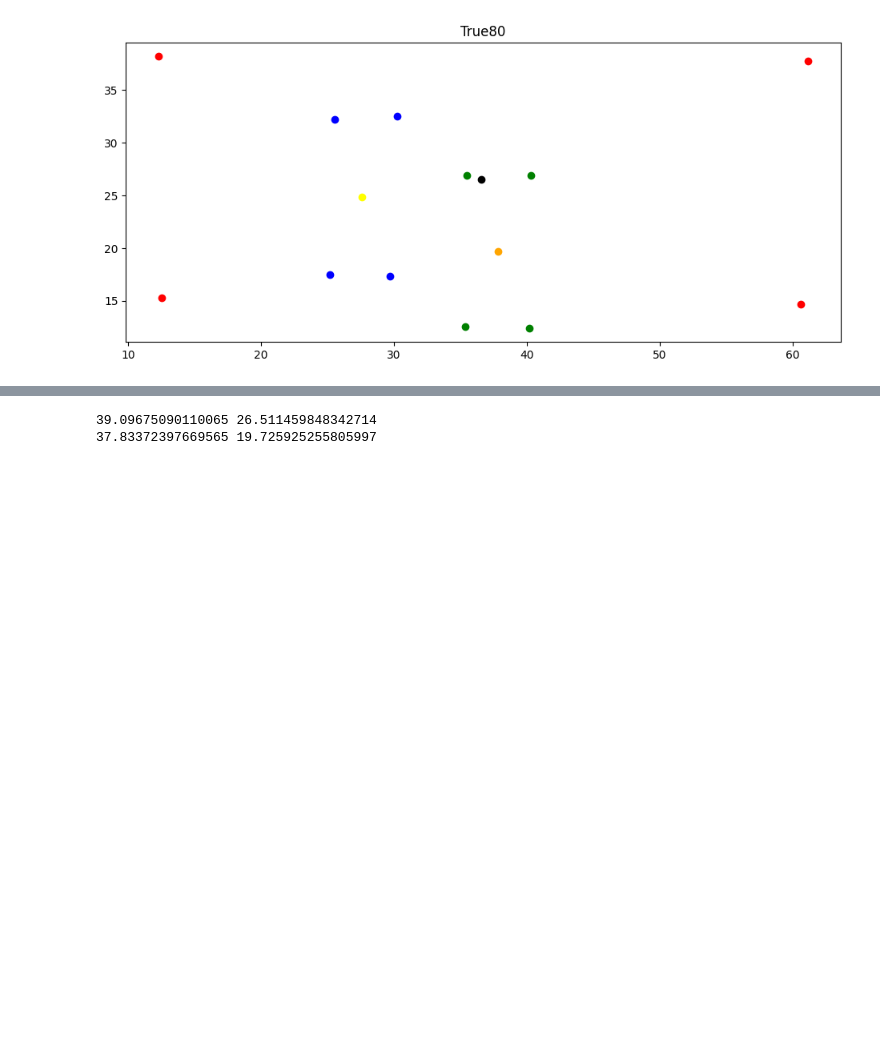
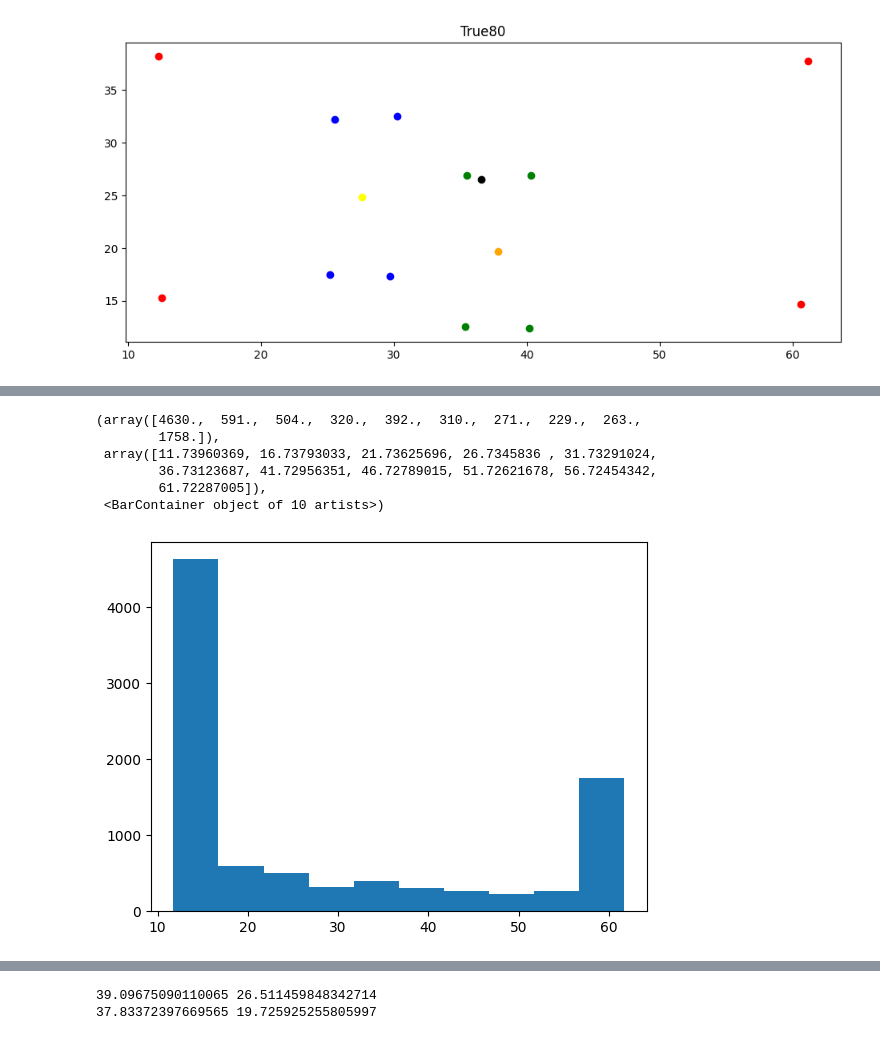
Before and after one commit to msidikpr/obstacle_avoidance, a Jupyter notebook: test_functions.ipynb, the cells around one changed output, grey strips where cells are left out. Saved outputs shown, nothing was run; the diff lists cells and outputs as text; code cells hidden in the pictures; blank space fills up the shorter version.

```diff
--- a/test_functions.ipynb
+++ b/test_functions.ipynb
@@ -208,6 +229,6 @@ for ind, row in test.iterrows():
     plt.scatter(row['arena_cen_x_cm'],row['arena_cen_y_cm'], color ='black')
 
 
-    sns.scatterplot(x=row['recen_nose_x_cm'],y=row['recen_nose_y_cm'],hue = row['recen_nose_x_cm'], palette ='magma')
+    sns.scatterplot(x=row['recen_interp_nose_x_cm'],y=row['recen_interp_nose_y_cm'],hue = row['recen_interp_nose_x_cm'], palette ='magma',legend = False)
 
     plt.tight_layout()
@@ -252,0 +264,3 @@ df2
+# %%
+odd = df[df['odd']==True]
+even = df[df['odd']==False]
@@ -252,0 +270,25 @@ df2
+# %%
+## make serries from multiple objects from df column
+def flatten_column(df,column):
+  column_list = []
+  for ind, row in df.iterrows():
+    #pts=
+    series = row[column]
+    column_list.append(series)
+  column_list = list(itertools.chain(*column_list))
+  column_list = np.array(column_list)
+
+
+  return column_list
+# %%
+nose_odd= flatten_column(odd,'nose_x_cm')
+# %%
+plt.hist(nose_odd)
+# %% [output]
+(array([4630.,  591.,  504.,  320.,  392.,  310.,  271.,  229.,  263.,
+        1758.]),
+ array([11.73960369, 16.73793033, 21.73625696, 26.7345836 , 31.73291024,
+        36.73123687, 41.72956351, 46.72789015, 51.72621678, 56.72454342,
+        61.72287005]),
+ <BarContainer object of 10 artists>)
+[figure, added]
```
Also changed, not shown: parts of 33 cells of this notebook, 4 other files.
